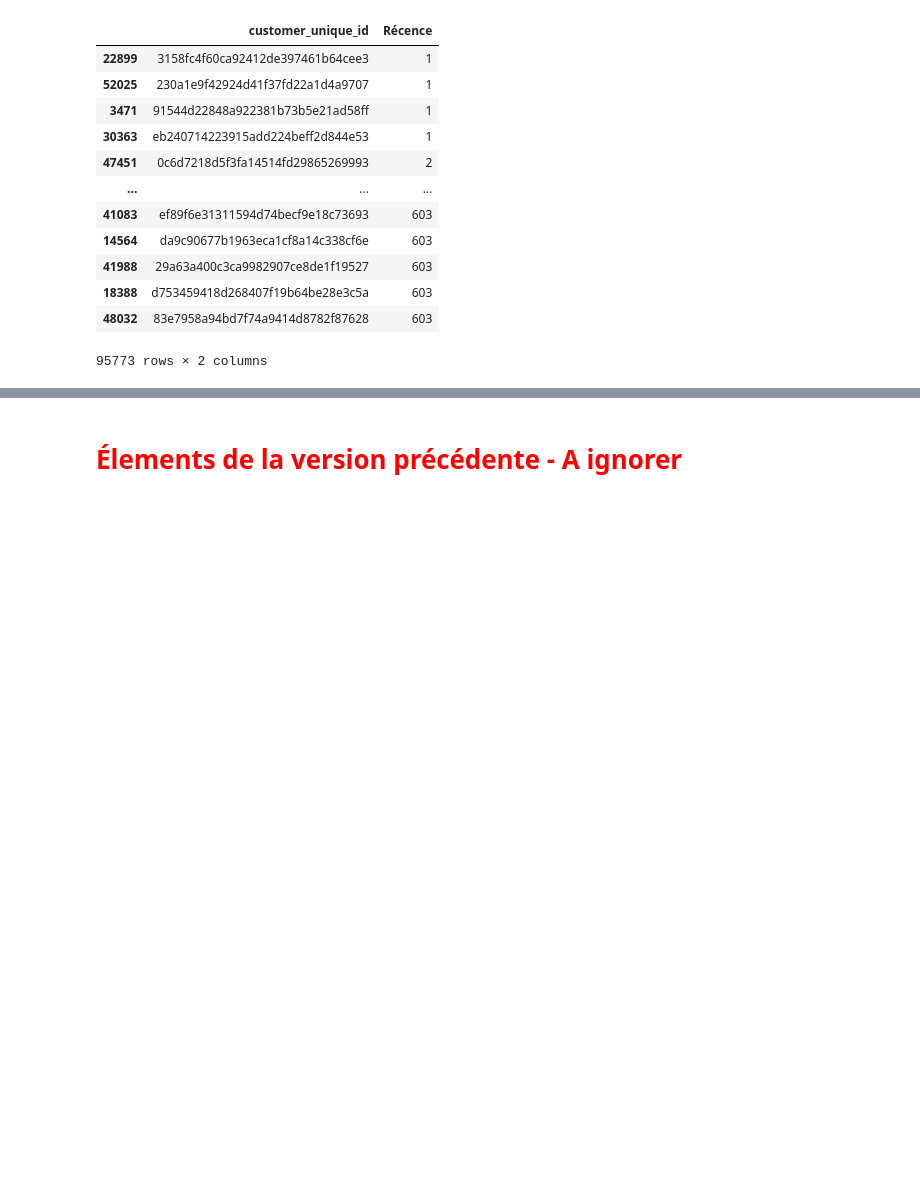
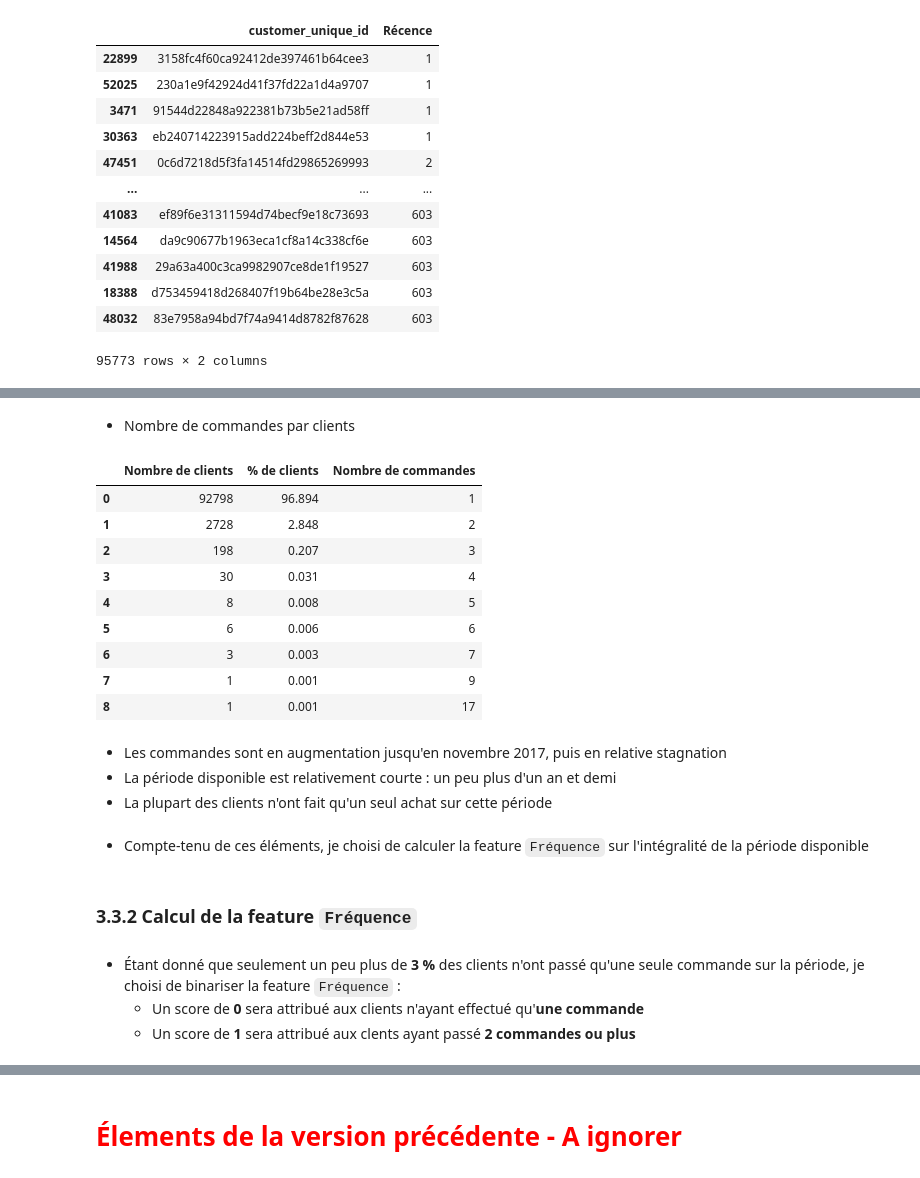
Before and after one commit to Christophe-Aballea/OC_projet5_Segmentez_des_clients_d_un_site_ecommerce, a Jupyter notebook: P05_Notebook2_Feature_ingineering.ipynb, the cells around one changed output, grey strips where cells are left out. Saved outputs shown, nothing was run; the diff lists cells and outputs as text; code cells hidden in the pictures; blank space fills up the shorter version.

```diff
--- a/P05_Notebook2_Feature_ingineering.ipynb
+++ b/P05_Notebook2_Feature_ingineering.ipynb
@@ -642,0 +666,42 @@ display(df_features.sort_values('Récence'))
+# %% [markdown]
+* Nombre de commandes par clients
+# %%
+# Nombre de commandes par 'customer_unique_id'
+# Dans les tables 'orders' et 'customers', le champ 'customer_id' représente une commande
+number_of_orders_by_customer = df_customers.groupby('customer_unique_id')['customer_id'].count().reset_index()
+
+# Nombre de clients pour chaque "Nombre de commandes"
+number_of_customers_by_number_of_orders = number_of_orders_by_customer.groupby('customer_id')['customer_unique_id'].count().reset_index()
+
+# Changement de noms aux colonnes pour plus de clarté
+number_of_customers_by_number_of_orders = number_of_customers_by_number_of_orders.rename(columns={'customer_id': 'Nombre de commandes', 'customer_unique_id': 'Nombre de clients'})
+
+# Calcul du pourcentage de clients
+number_of_customers = df_features.shape[0]
+number_of_customers_by_number_of_orders['% de clients'] = round((number_of_customers_by_number_of_orders['Nombre de clients'] / number_of_customers) * 100, 3)
+
+# Affichage dans l'ordre logique des colonnes
+number_of_customers_by_number_of_orders[['Nombre de clients', '% de clients', 'Nombre de commandes']]
+# %% [output]
+|  | Nombre de clients | % de clients | Nombre de commandes |
+| 0 | 92798 | 96.894 | 1 |
+| 1 | 2728 | 2.848 | 2 |
+| 2 | 198 | 0.207 | 3 |
+| 3 | 30 | 0.031 | 4 |
+| 4 | 8 | 0.008 | 5 |
+| 5 | 6 | 0.006 | 6 |
+| 6 | 3 | 0.003 | 7 |
+| 7 | 1 | 0.001 | 9 |
+| 8 | 1 | 0.001 | 17 |
+# %% [markdown]
+* Les commandes sont en augmentation jusqu'en novembre 2017, puis en relative stagnation
+* La période disponible est relativement courte : un peu plus d'un an et demi
+* La plupart des clients n'ont fait qu'un seul achat sur cette période
+# %% [markdown]
+* Compte-tenu de ces éléments, je choisi de calculer la feature `Fréquence` sur l'intégralité de la période disponible
+# %% [markdown]
+### 3.3.2 Calcul de la feature `Fréquence`
+# %% [markdown]
+* Étant donné que seulement un peu plus de **3 %** des clients n'ont passé qu'une seule commande sur la période, je choisi de binariser la feature `Fréquence` :
+   * Un score de **0** sera attribué aux clients n'ayant effectué qu'**une commande**
+   * Un score de **1** sera attribué aux clents ayant passé **2 commandes ou plus**
```
Also changed, not shown: parts of 17 cells of this notebook, 1 other file.
